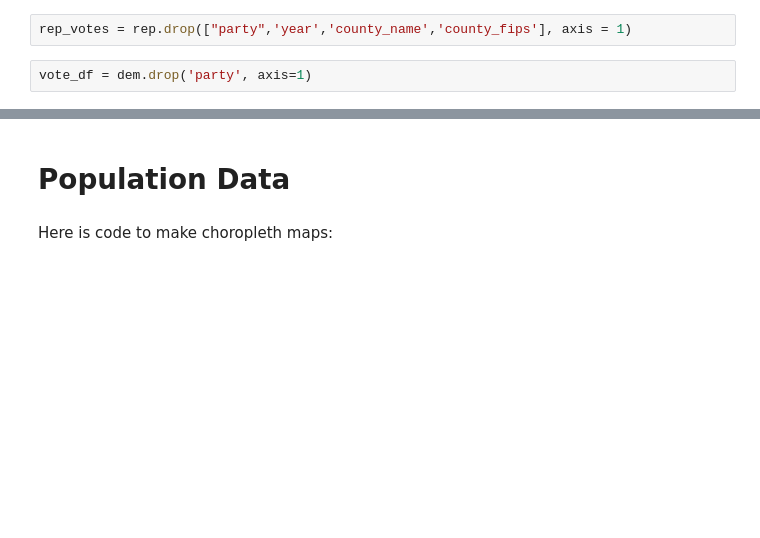
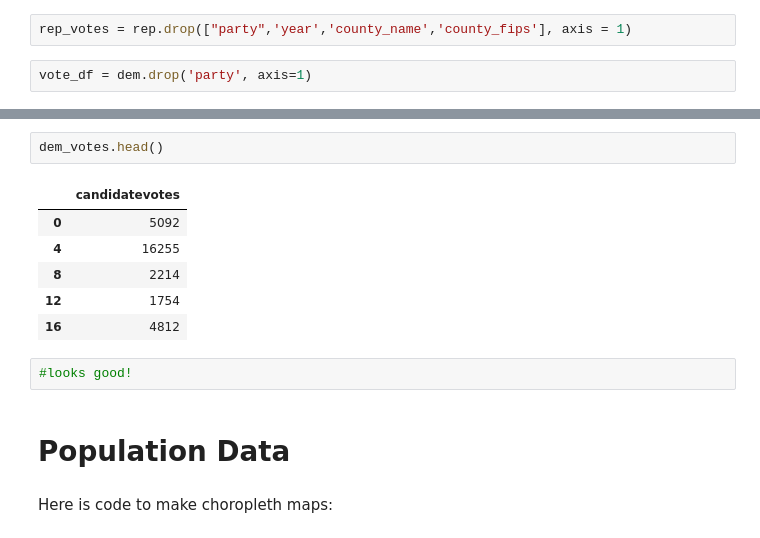
Before and after one commit to ashleyr05/project_voting, a Jupyter notebook: va_voting.ipynb, the cells around one changed output, grey strips where cells are left out. Saved outputs shown, nothing was run; the diff lists cells and outputs as text; blank space fills up the shorter version.

```diff
--- a/va_voting.ipynb
+++ b/va_voting.ipynb
@@ -222,3 +251,14 @@ net_vote.head()
+# %%
+dem_votes.head()
+# %% [output]
+|  | candidatevotes |
+| 0 | 5092 |
+| 4 | 16255 |
+| 8 | 2214 |
+| 12 | 1754 |
+| 16 | 4812 |
+# %%
+#looks good!
 # %% [markdown]
 # Population Data
 # %% [markdown]
```
Also changed, not shown: parts of 8 cells of this notebook.
